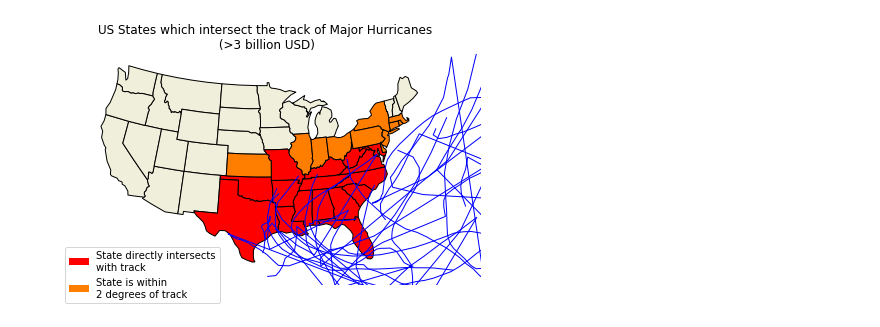
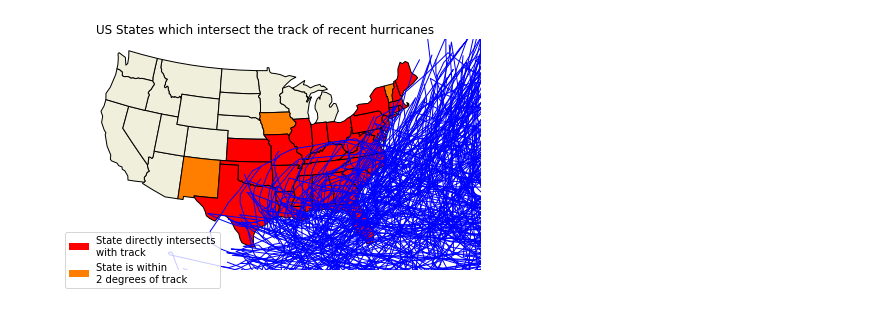
Before and after one commit to patrickcgray/geospatial, a Jupyter notebook: hurricanes.ipynb, the cells around one changed output. Drawn from its saved outputs; the diff is of its cells as text; code cells hidden in the pictures.

Commit message:
updating to include all hurricanes

```diff
--- a/hurricanes.ipynb
+++ b/hurricanes.ipynb
@@ -62,7 +64,8 @@ def visualize_track(storms):
     ax.background_patch.set_visible(False)
     ax.outline_patch.set_visible(False)
 
-    ax.set_title('US States which intersect the track of Major Hurricanes\n (>3 billion USD)')
+    #ax.set_title('US States which intersect the track of Major Hurricanes\n (>3 billion USD)')
+    ax.set_title('US States which intersect the track of recent hurricanes')
 
     cane_tracks = []
     for name in storms:
@@ -121,8 +124,10 @@ def visualize_track(storms):
 # %%
 storms = ["Katrina","Harvey","Maria","Sandy","Irma","Ike","Wilma","Andrew","Ivan","Rita","Charley","Florence",
           "Matthew","Irene","Frances","Hugo","Georges","Allison","Gustav"]
-#storms=["Hugo"]
+#storms=["Allison"]
+
+storms = hurricane_csv.name.unique()
 
 visualize_track(storms)
 # %% [output]
-[figure, old version]
+[figure, new version]
```
Also changed, not shown: parts of 1 cell of this notebook.
